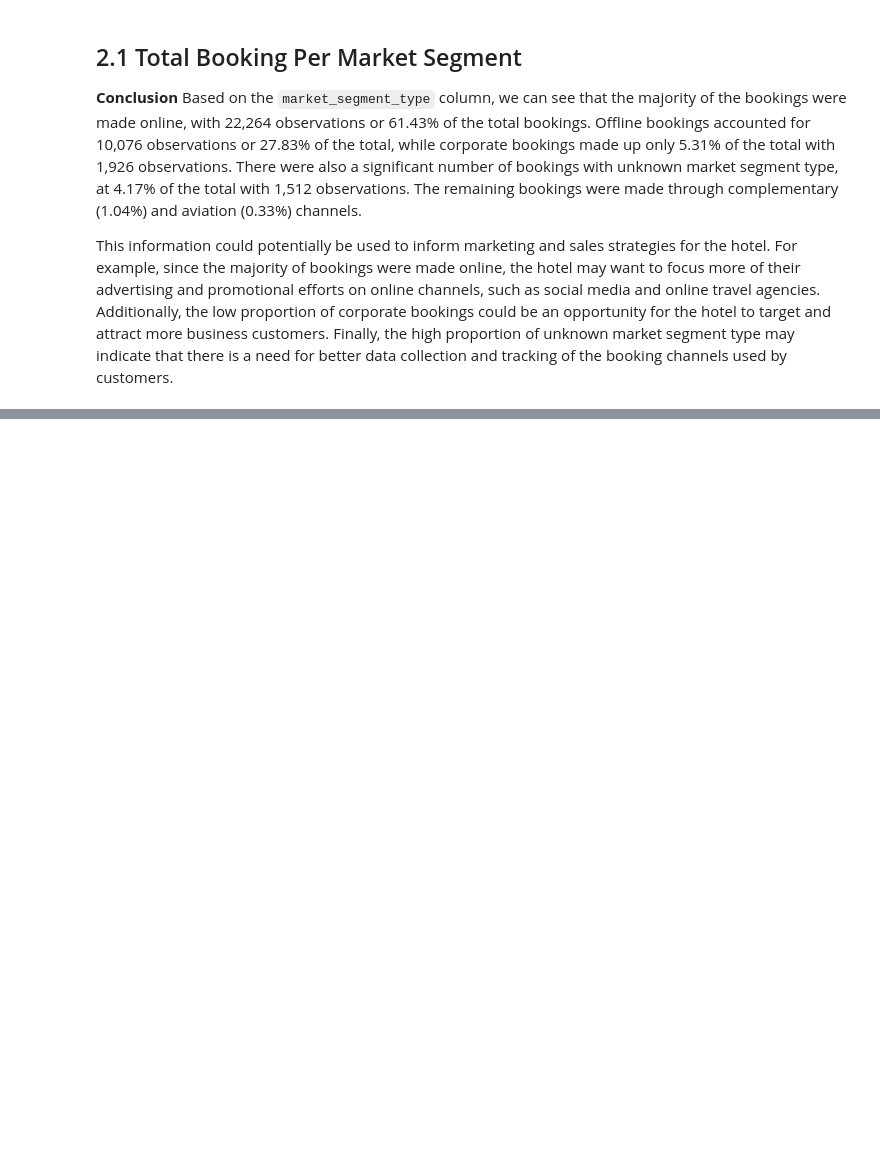
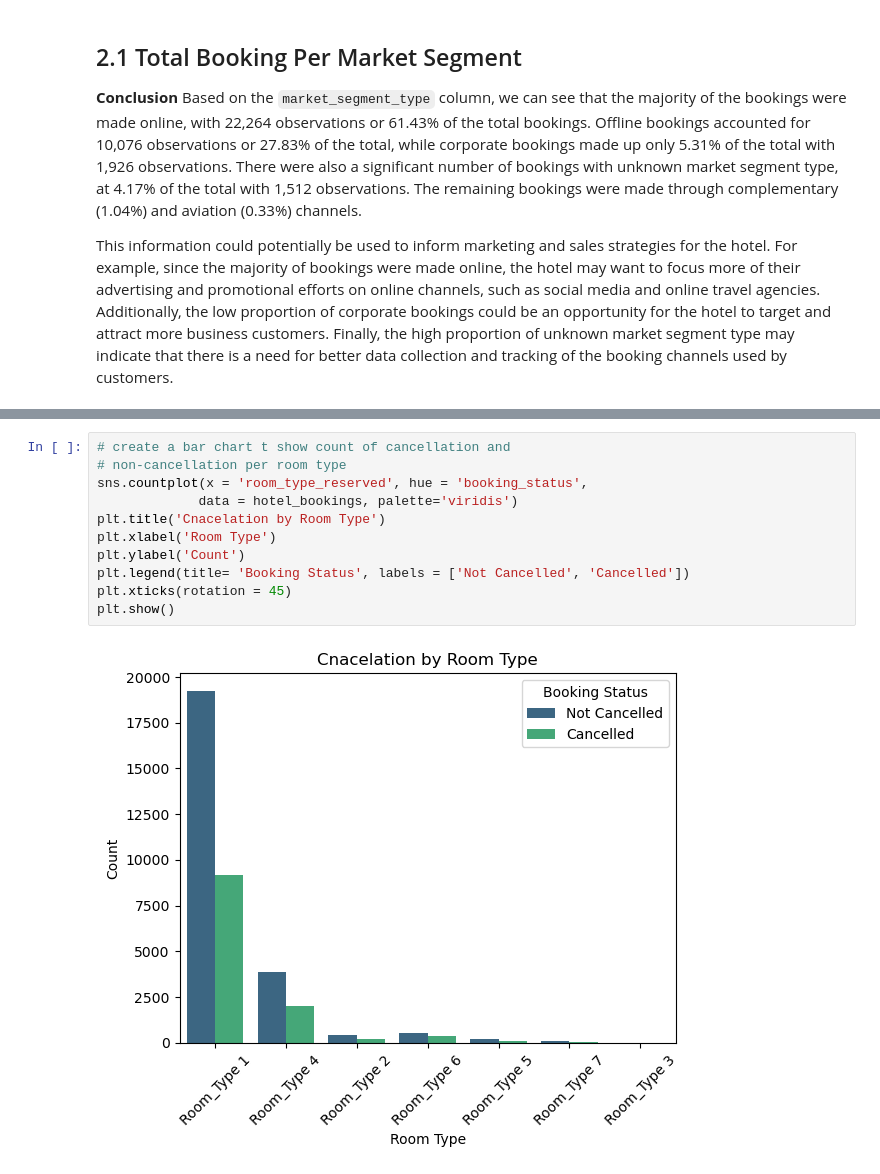
Before and after one commit to SirTee12/Hotel-Booking-Cancellation-Prediction, a Jupyter notebook: Hotel-Booking-Cancellation-Prediction.ipynb, the cells around one changed output, grey strips where cells are left out. Cells and saved outputs as stored; diff of their text form; blank space fills up the shorter version.

Commit message:
plot bar chart for number of cancelled/not cancelled hotel reservation per room type booked

```diff
--- a/Hotel-Booking-Cancellation-Prediction.ipynb
+++ b/Hotel-Booking-Cancellation-Prediction.ipynb
@@ -334,0 +369,13 @@ corr.abs().sort_values(ascending = False)[1:]
+# %%
+# create a bar chart t show count of cancellation and
+# non-cancellation per room type
+sns.countplot(x = 'room_type_reserved', hue = 'booking_status',
+             data = hotel_bookings, palette='viridis')
+plt.title('Cnacelation by Room Type')
+plt.xlabel('Room Type')
+plt.ylabel('Count')
+plt.legend(title= 'Booking Status', labels = ['Not Cancelled', 'Cancelled'])
+plt.xticks(rotation = 45)
+plt.show()
+# %% [output]
+[figure, added]
```
Also changed, not shown: parts of 12 cells of this notebook.
